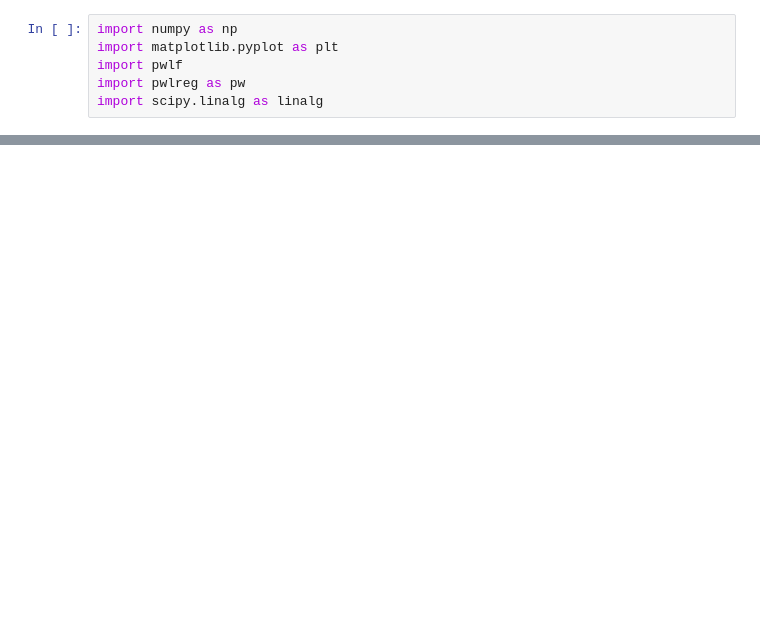
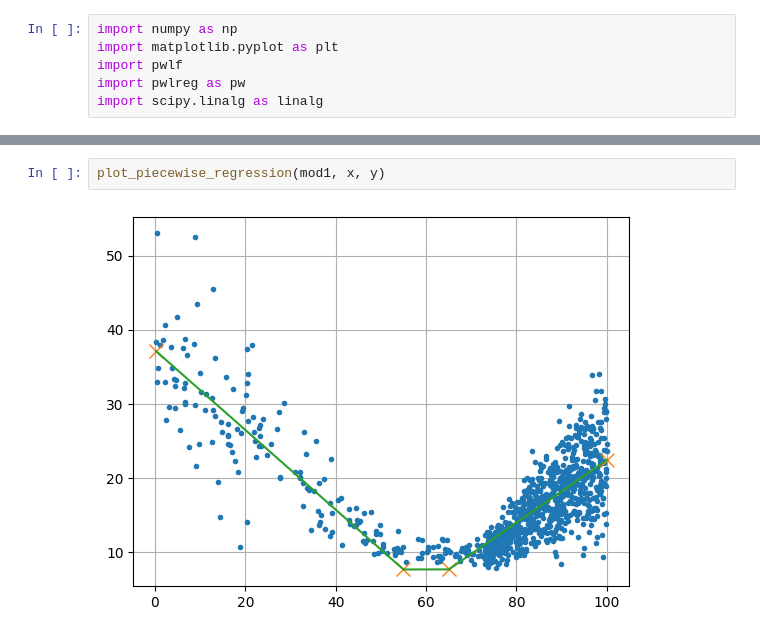
Before and after one commit to ensley-nexant/pwlreg, a Jupyter notebook: notebooks/scratch.ipynb, the cells around one changed output, grey strips where cells are left out. Cells and saved outputs as stored; diff of their text form; blank space fills up the shorter version.

```diff
--- a/notebooks/scratch.ipynb
+++ b/notebooks/scratch.ipynb
@@ -64 +124,5 @@ x0 = np.array([min(x), 0.039, 0.10, max(x)])
+# %%
+plot_piecewise_regression(mod1, x, y)
+# %% [output]
+[figure, added]
 # %%
```
Also changed, not shown: parts of 18 cells of this notebook, 3 other files.
